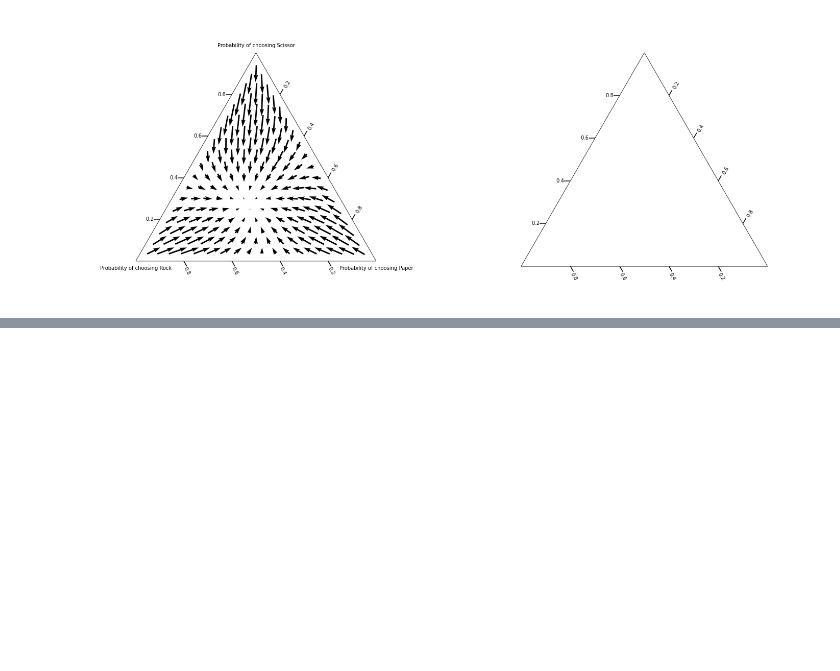
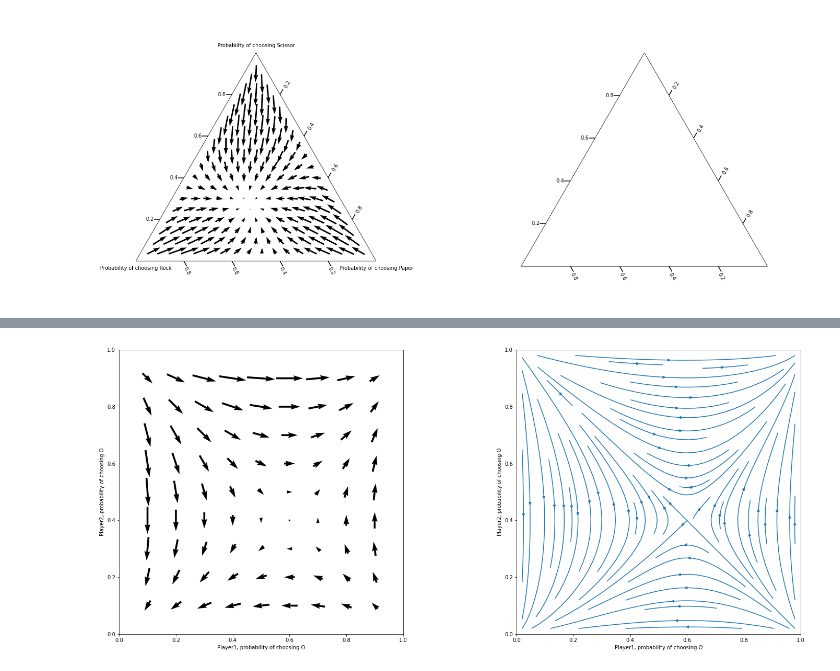
Before and after one commit to rubenponsaers/ml_project, a Jupyter notebook: code/task2.ipynb, the cells around one changed output, grey strips where cells are left out. Drawn from its saved outputs; the diff is of its cells as text; code cells hidden in the pictures; blank space fills up the shorter version.

```diff
--- a/code/task2.ipynb
+++ b/code/task2.ipynb
@@ -246,3 +250,7 @@ plot_dynamics_boltzmann(bots_game, actions=["O", "M"])
+# %%
+plot_dynamics_regular(bots_game, actions=["O", "M"])
+# %% [output]
+[figure, added]
 # %%
 plot_dynamics_boltzmann(sg_game, actions=["S1", "S2"])
 # %% [output]
```
Also changed, not shown: parts of 5 cells of this notebook, 2 other files.
